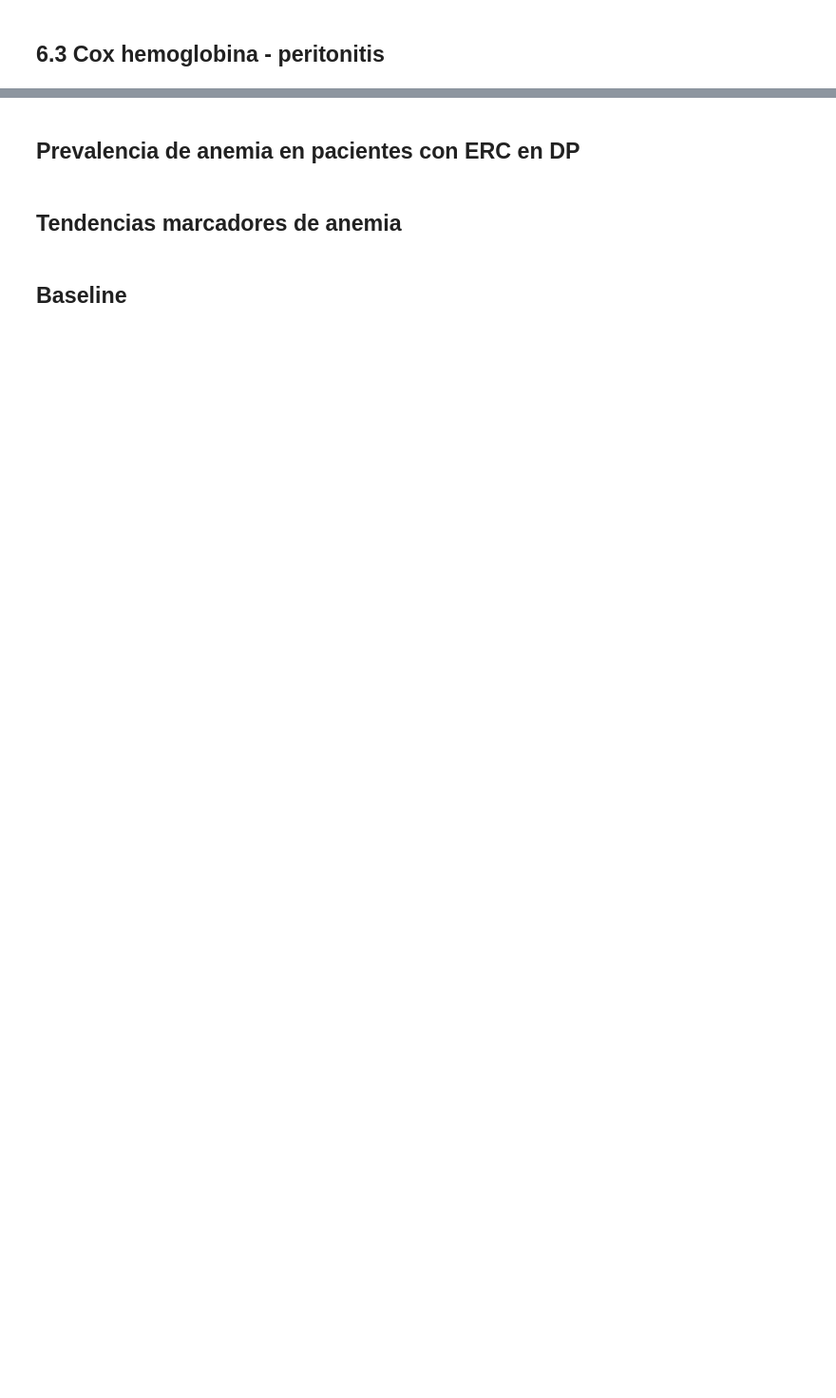
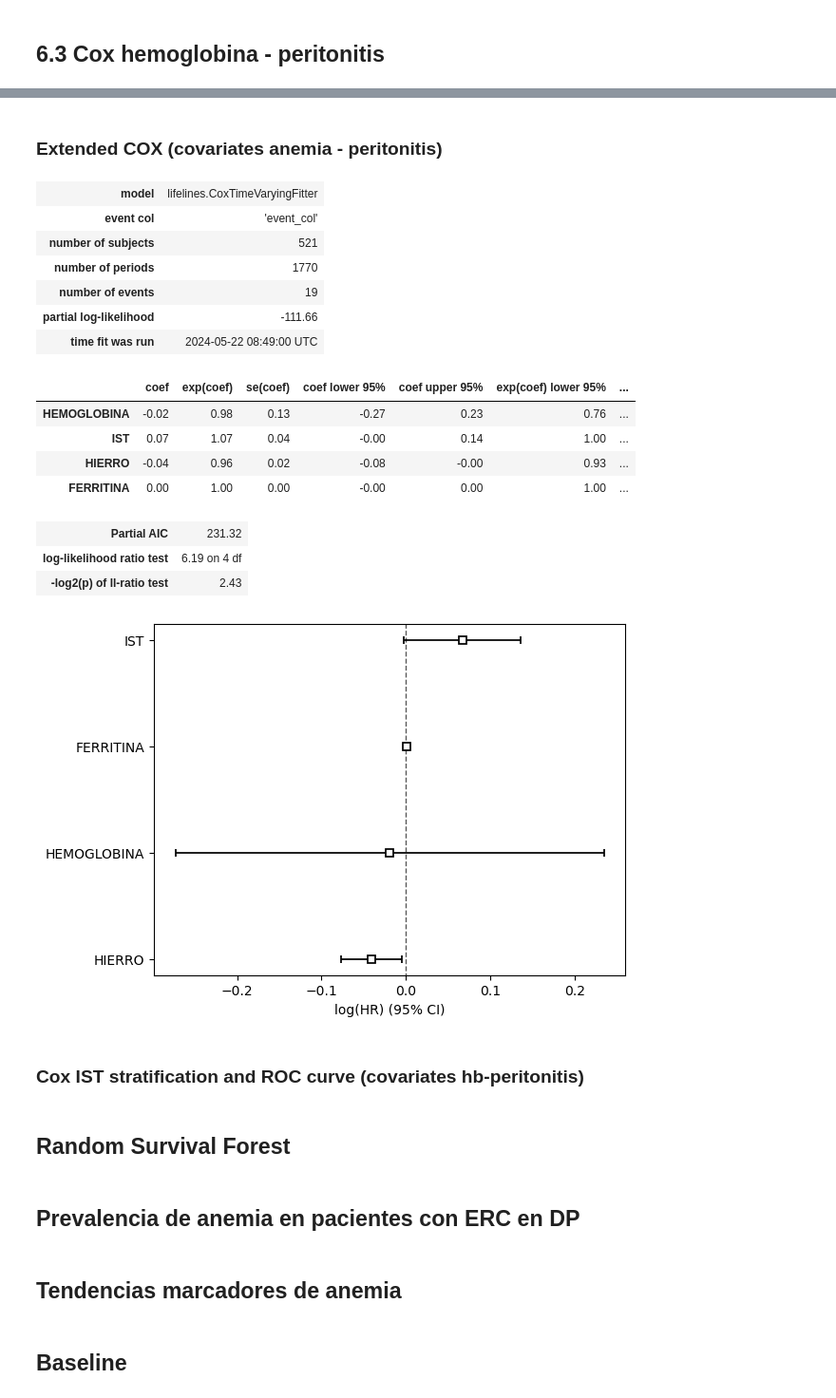
Before and after one commit to KevinNaMo/LevanteDPAnemia, a Jupyter notebook: Anemia_levanteDP.ipynb, the cells around one changed output, grey strips where cells are left out. Shown at 95% size. Cells and saved outputs as stored; diff of their text form; code cells hidden in the pictures; blank space fills up the shorter version.

```diff
--- a/Anemia_levanteDP.ipynb
+++ b/Anemia_levanteDP.ipynb
@@ -120,0 +405,38 @@ a.cox_visualization(cph_per, cox_df_per, survival_function=False, baseline_survi
+# %% [markdown]
+### Extended COX (covariates anemia - peritonitis)
+# %%
+extended_cox_df = a.prepare_extended_cox_df(lab_df, per_df, covariate_list, study_time=365)
+
+# Initialize the CoxTimeVaryingFitter
+ctv = CoxTimeVaryingFitter()
+
+# Fit the data to the model
+ctv.fit(extended_cox_df, id_col='REGISTRO', event_col='event_col', start_col='start_col', stop_col='finish_col')
+
+# Print the summary of the model
+ctv.print_summary()
+
+# Plot the coefficients of the model
+ctv.plot()
+plt.show()
+# %% [output]
+| model | lifelines.CoxTimeVaryingFitter |
+| event col | 'event_col' |
+| number of subjects | 521 |
+| number of periods | 1770 |
+| number of events | 19 |
+| partial log-likelihood | -111.66 |
+| time fit was run | 2024-05-22 08:49:00 UTC |
+|  | coef | exp(coef) | se(coef) | coef lower 95% | coef upper 95% | exp(coef) lower 95% | ... |
+| HEMOGLOBINA | -0.02 | 0.98 | 0.13 | -0.27 | 0.23 | 0.76 | ... |
+| IST | 0.07 | 1.07 | 0.04 | -0.00 | 0.14 | 1.00 | ... |
+| HIERRO | -0.04 | 0.96 | 0.02 | -0.08 | -0.00 | 0.93 | ... |
+| FERRITINA | 0.00 | 1.00 | 0.00 | -0.00 | 0.00 | 1.00 | ... |
+| Partial AIC | 231.32 |
+| log-likelihood ratio test | 6.19 on 4 df |
+| -log2(p) of ll-ratio test | 2.43 |
+[figure, added]
+# %% [markdown]
+### Cox IST stratification and ROC curve (covariates hb-peritonitis)
+# %% [markdown]
+## Random Survival Forest
```
Also changed, not shown: parts of 21 cells of this notebook, 1 other file.
